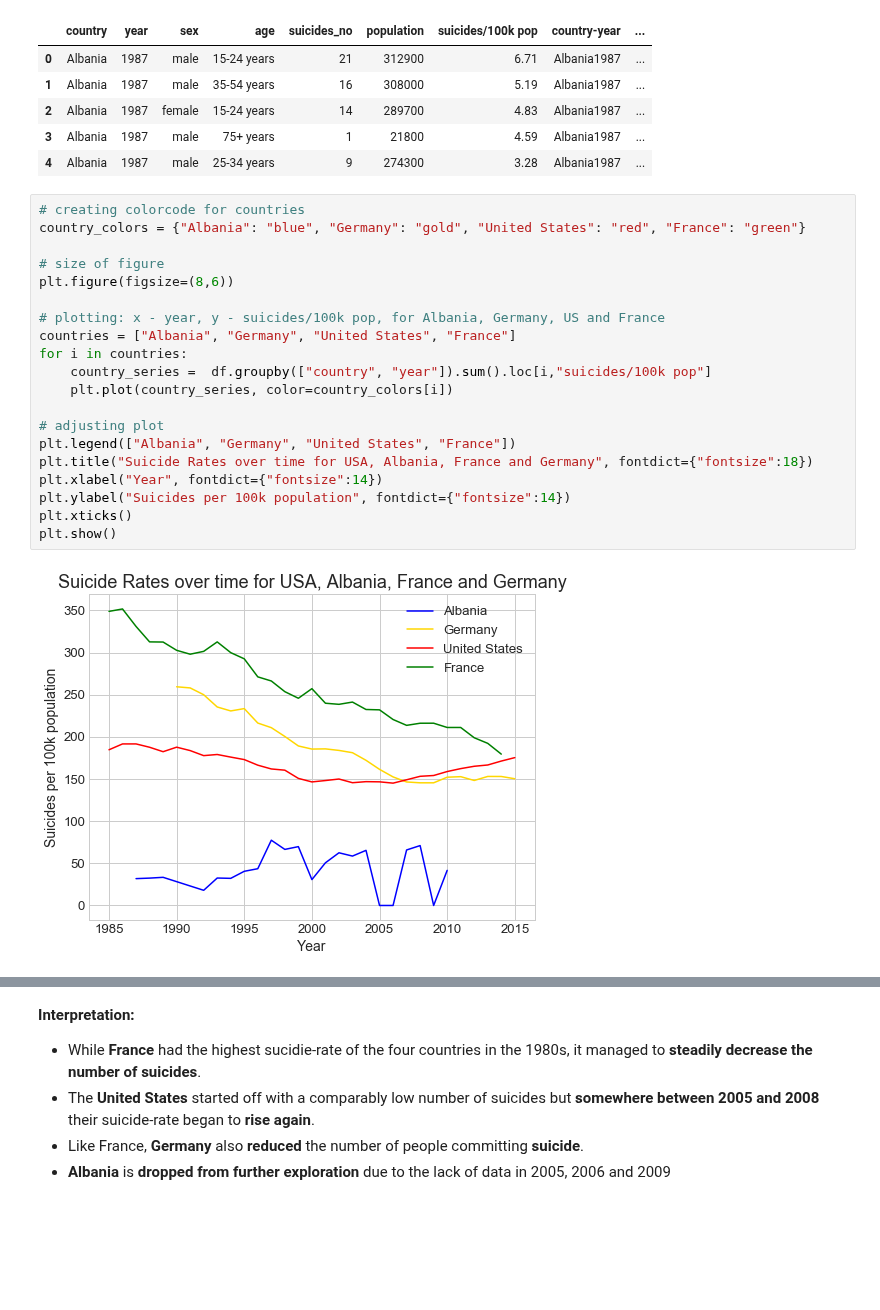
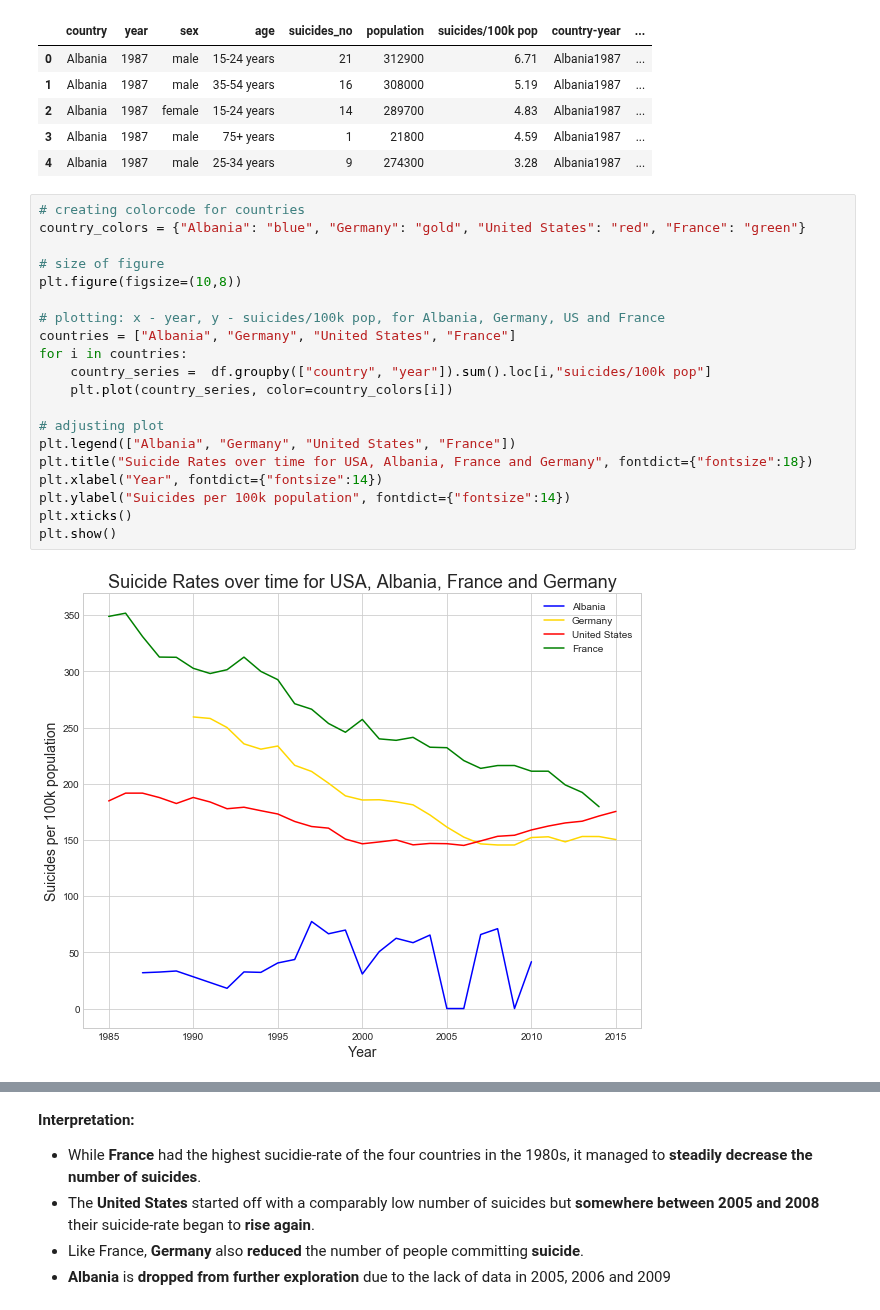
Before and after one commit to Overflowed10/Data-Analysis, a Jupyter notebook: Data Analysis - Suicides.ipynb, the cells around one changed output, grey strips where cells are left out. Saved outputs shown, nothing was run; the diff lists cells and outputs as text; blank space fills up the shorter version.

Commit message:
Updated the graphs

```diff
--- a/Data Analysis - Suicides.ipynb
+++ b/Data Analysis - Suicides.ipynb
@@ -156,25 +156,25 @@ df.head()
 # %%
 # creating colorcode for countries
 country_colors = {"Albania": "blue", "Germany": "gold", "United States": "red", "France": "green"}
 
 # size of figure
-plt.figure(figsize=(8,6))
+plt.figure(figsize=(10,8))
 
 # plotting: x - year, y - suicides/100k pop, for Albania, Germany, US and France
 countries = ["Albania", "Germany", "United States", "France"]
 for i in countries:
     country_series =  df.groupby(["country", "year"]).sum().loc[i,"suicides/100k pop"]
     plt.plot(country_series, color=country_colors[i])
 
 # adjusting plot
 plt.legend(["Albania", "Germany", "United States", "France"])
 plt.title("Suicide Rates over time for USA, Albania, France and Germany", fontdict={"fontsize":18})
 plt.xlabel("Year", fontdict={"fontsize":14})
 plt.ylabel("Suicides per 100k population", fontdict={"fontsize":14})
 plt.xticks()
 plt.show()
 # %% [output]
-[figure, old version]
+[figure, new version]
 # %%
 # showing NA values for Albania in 2005, 2006 and 2009
 df[(df["country"]=="Albania")&(df["year"].isin([2005,2006,2009]))].sample(5)
```
Also changed, not shown: parts of 10 cells of this notebook.
